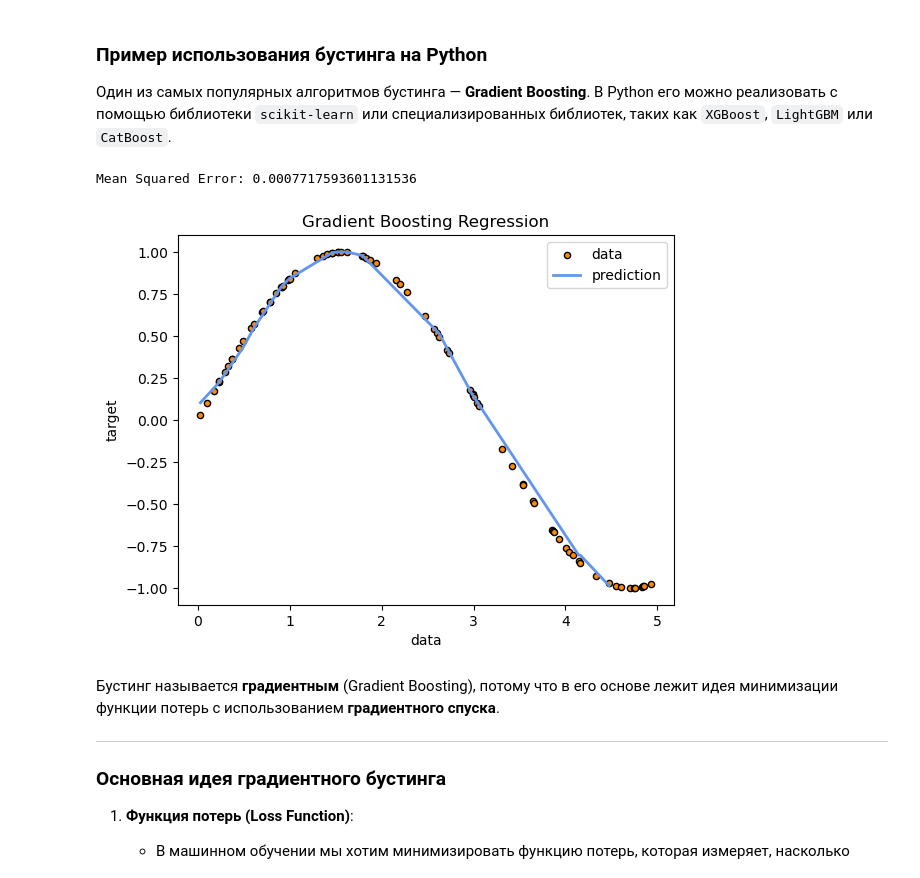
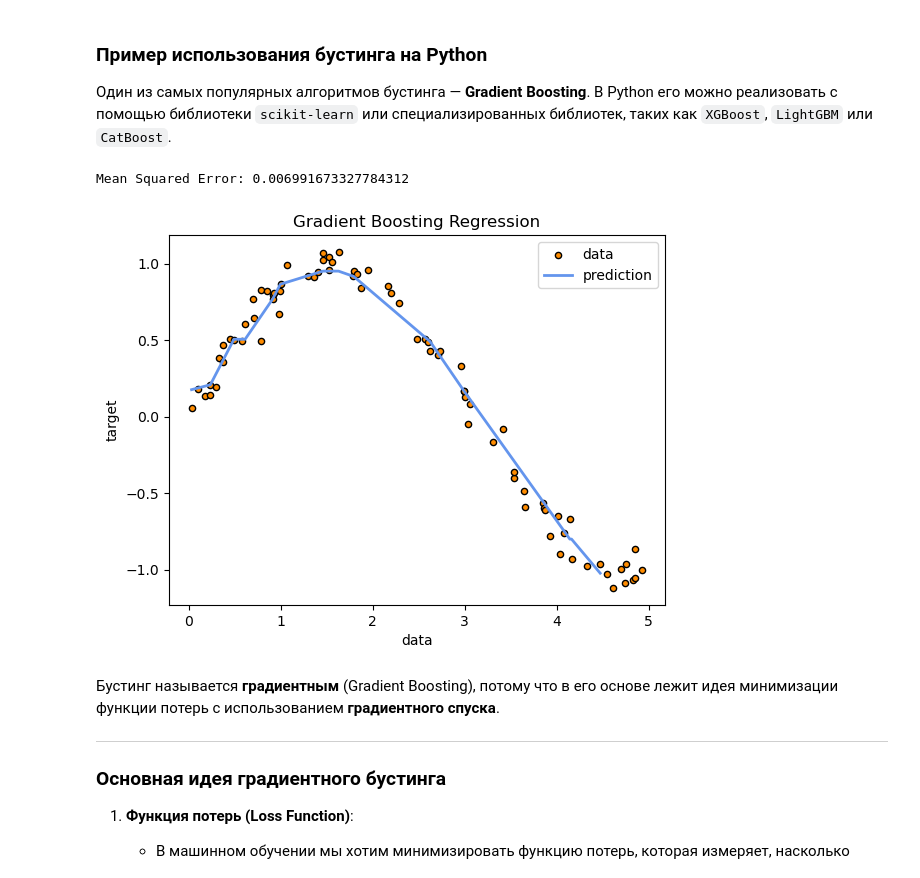
Before and after one commit to feedbec/ML_NN_optics_lectures, a Jupyter notebook: lec5_code.ipynb, the cells around one changed output. Cells and saved outputs as stored; diff of their text form; code cells hidden in the pictures.

```diff
--- a/lec5_code.ipynb
+++ b/lec5_code.ipynb
@@ -45,39 +45,39 @@ import numpy as np
 # Создание синтетических данных
 np.random.seed(42)
 X = np.sort(5 * np.random.rand(80,1), axis=0)
-y = np.sin(X).ravel() + 0.0*np.random.normal(0, 0.1, X.shape[0])
+y = np.sin(X).ravel() + 0.8*np.random.normal(0, 0.1, X.shape[0])
 
 # Разделение данных на обучающую и тестовую выборки
 X_train, X_test, y_train, y_test = train_test_split(X, y, test_size=0.2, random_state=42)
 
 # Создаем модель градиентного бустинга
-model = GradientBoostingRegressor(n_estimators=5005, learning_rate=0.01, max_depth=3, random_state=42)
+model = GradientBoostingRegressor(n_estimators=50, learning_rate=0.1, max_depth=3, random_state=42)
 
 # Обучаем модель
 model.fit(X_train, y_train)
 
 # Делаем предсказания на тестовой выборке
 y_pred = model.predict(X_test)
 
 # Оцениваем качество модели
 mse = mean_squared_error(y_test, y_pred)
 print(f"Mean Squared Error: {mse}")
 
 X_test = np.sort(X_test, axis=0)
 y_pred = model.predict(X_test)
 
 import matplotlib.pyplot as plt
 
 plt.scatter(X, y, s=20, edgecolor="black", c="darkorange", label="data")
 plt.plot(X_test, y_pred, color="cornflowerblue", label="prediction", linewidth=2)
 plt.xlabel("data")
 plt.ylabel("target")
 plt.title("Gradient Boosting Regression")
 plt.legend()
 plt.show()
 # %% [output]
-Mean Squared Error: 0.0007717593601131536
+Mean Squared Error: 0.006991673327784312
-[figure, old version]
+[figure, new version]
 # %% [markdown]
 Бустинг называется **градиентным** (Gradient Boosting), потому что в его основе лежит идея минимизации функции потерь с использованием **градиентного спуска**.
 
```
Also changed, not shown: parts of 6 cells of this notebook, 5 other files.
